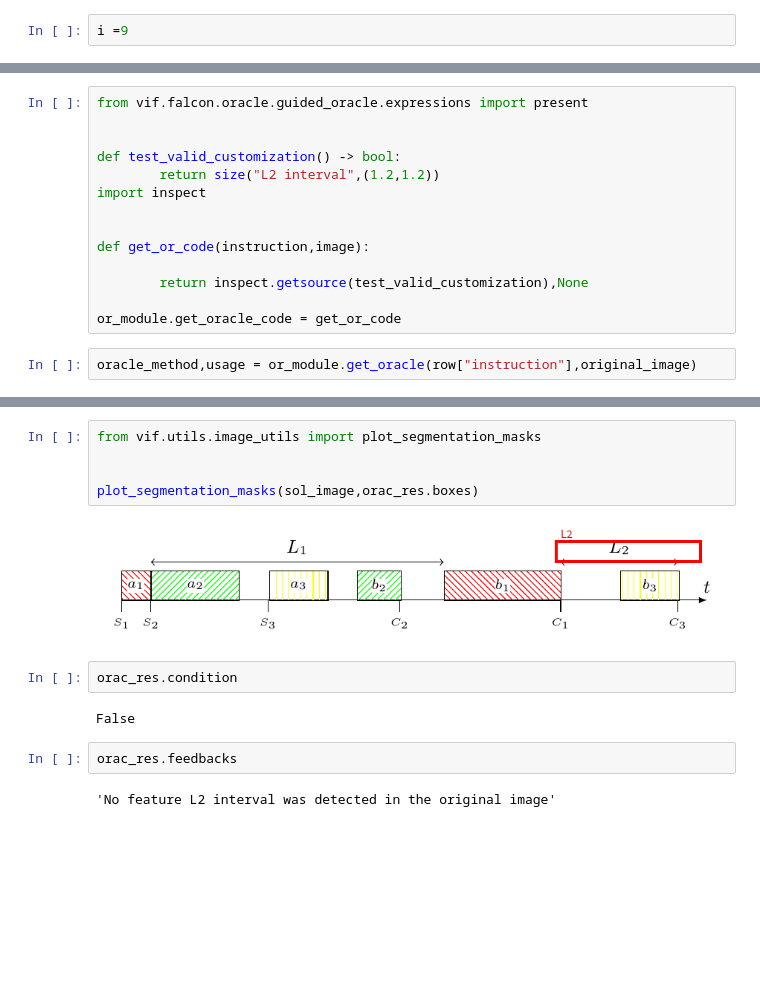
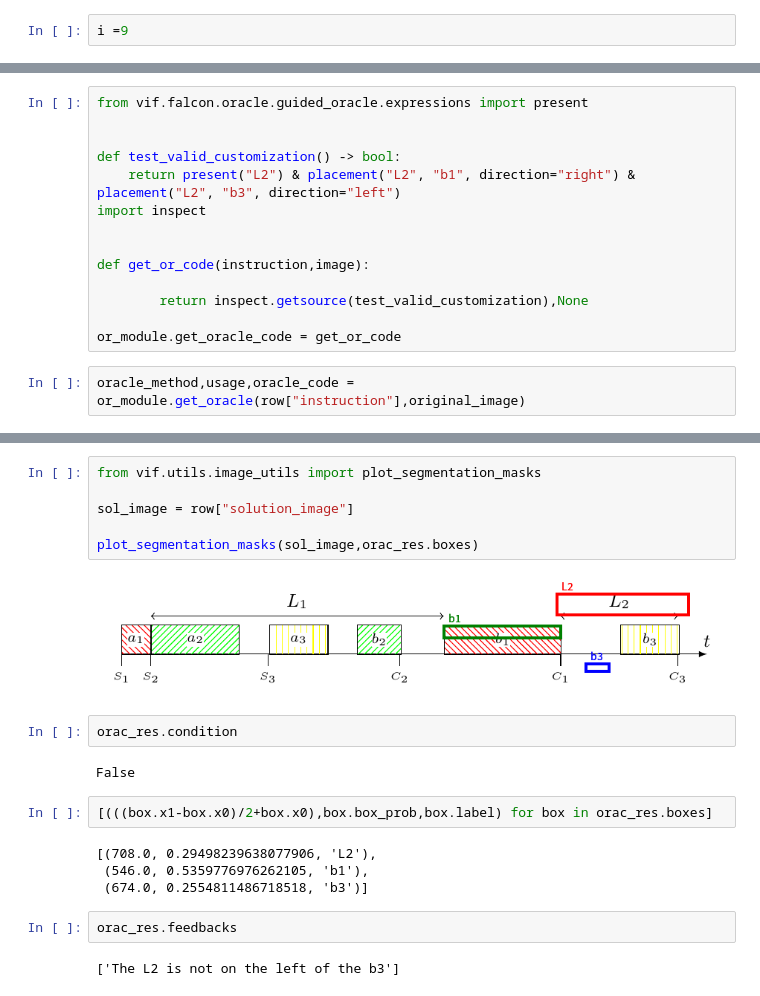
Before and after one commit to IV2C/VIFagent, a Jupyter notebook: notebooks/protos/test_expression.ipynb, the cells around one changed output, grey strips where cells are left out. Cells and saved outputs as stored; diff of their text form; blank space fills up the shorter version.

```diff
--- a/notebooks/protos/test_expression.ipynb
+++ b/notebooks/protos/test_expression.ipynb
@@ -68,7 +68,7 @@ from vif.falcon.oracle.guided_oracle.expressions import present
 
 
 def test_valid_customization() -> bool:
-        return size("L2 interval",(1.2,1.2))
+    return present("L2") & placement("L2", "b1", direction="right") & placement("L2", "b3", direction="left")
 import inspect
 
 
@@ -78,5 +78,5 @@ def get_or_code(instruction,image):
 
 or_module.get_oracle_code = get_or_code
 # %%
-oracle_method,usage = or_module.get_oracle(row["instruction"],original_image)
+oracle_method,usage,oracle_code = or_module.get_oracle(row["instruction"],original_image)
 # %% [output]
@@ -103,15 +108,22 @@ orac_res = oracle_method(sol_image)
 # %%
 from vif.utils.image_utils import plot_segmentation_masks
 
+sol_image = row["solution_image"]
 
 plot_segmentation_masks(sol_image,orac_res.boxes)
 # %% [output]
-[figure, old version]
+[figure, new version]
 # %%
 orac_res.condition
 # %% [output]
 False
 # %%
-orac_res.feedbacks
+[(((box.x1-box.x0)/2+box.x0),box.box_prob,box.label) for box in orac_res.boxes]
 # %% [output]
-'No feature L2 interval was detected in the original image'
+[(708.0, 0.29498239638077906, 'L2'),
+ (546.0, 0.5359776976262105, 'b1'),
+ (674.0, 0.2554811486718518, 'b3')]
+# %%
+orac_res.feedbacks
+# %% [output]
+['The L2 is not on the left of the b3']
```
Also changed, not shown: parts of 4 cells of this notebook, 7 other files.
